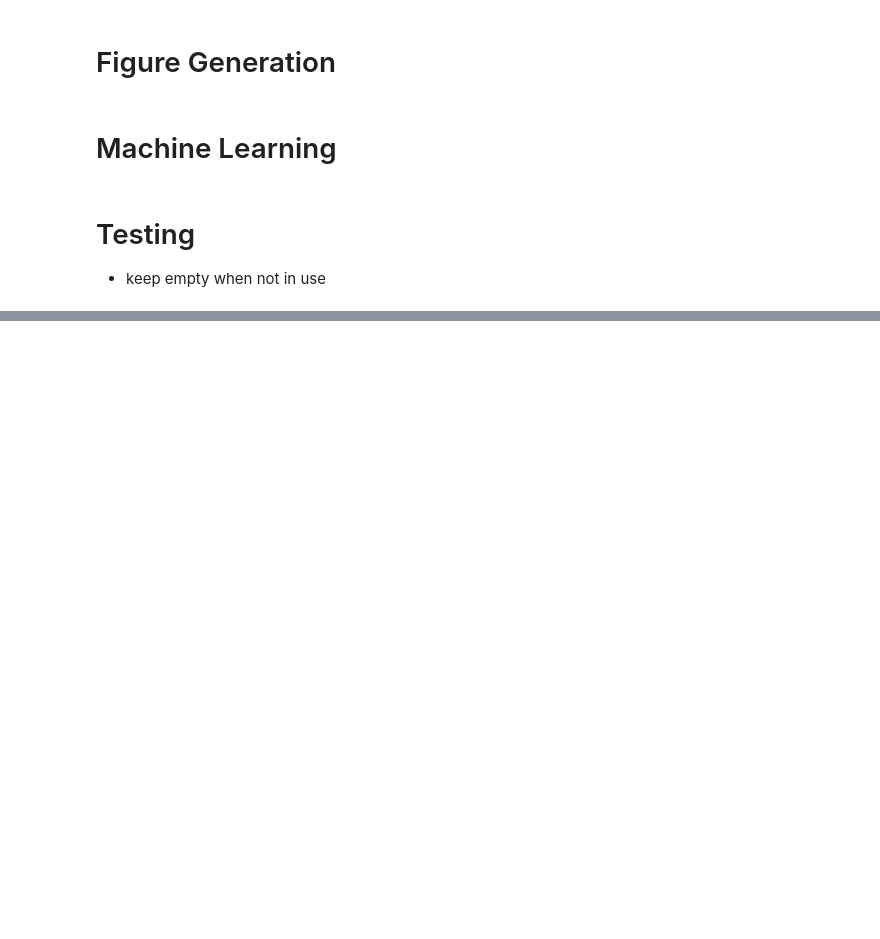
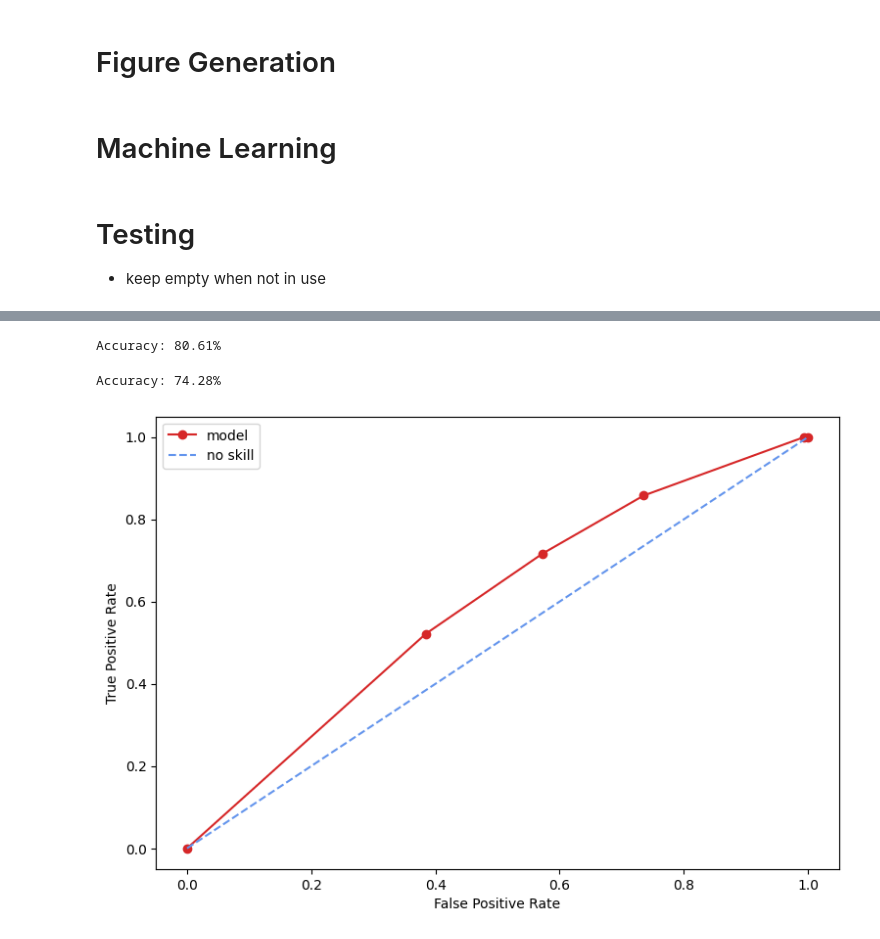
Before and after one commit to pioneerbluepanthers/computationaldrug, a Jupyter notebook: rohit_comparing_binarization_effects.ipynb, the cells around one changed output, grey strips where cells are left out. Saved outputs shown, nothing was run; the diff lists cells and outputs as text; code cells hidden in the pictures; blank space fills up the shorter version.

```diff
--- a/rohit_comparing_binarization_effects.ipynb
+++ b/rohit_comparing_binarization_effects.ipynb
@@ -323,3 +382,10 @@ def RandomForestPredict(x_test, model):
+# %%
+# Get the KNN classifier model
+def GetKNNModel(X,y):
+  neighbor = 5
+  knn_model = KNeighborsClassifier(n_neighbors=neighbor)
+  knn_model.fit(X,y)
+  return knn_model
 # %%
 def GetFeedForwardModel():
   model = Sequential()
@@ -377,0 +510,10 @@ Importance of Feature 'Anemia' is 15.59%
+# %%
+PrintModelAccuracy(model_svm, X_test, testY)
+# %% [output]
+Accuracy: 80.61%
+# %%
+model_knn = GetKNNModel(X_train,trainY)
+# %%
+PrintModelAccuracy(model_knn, X_test, testY)
+# %% [output]
+Accuracy: 74.28%
@@ -378,3 +523,7 @@ Importance of Feature 'Anemia' is 15.59%
+# %%
+ROCCurve(testY, X_test, model_knn)
+# %% [output]
+[figure, added]
 # %%
 checkpoint = ModelCheckpoint(filepath="/content/drive/MyDrive/Rohit Work/fnn_model_sgd", monitor='accuracy', verbose=1, save_best_only=True, save_weights_only=False, mode='auto')
 early = EarlyStopping(monitor='accuracy', min_delta=0, patience=20, verbose=1, mode='auto')
```
Also changed, not shown: parts of 36 cells of this notebook.
